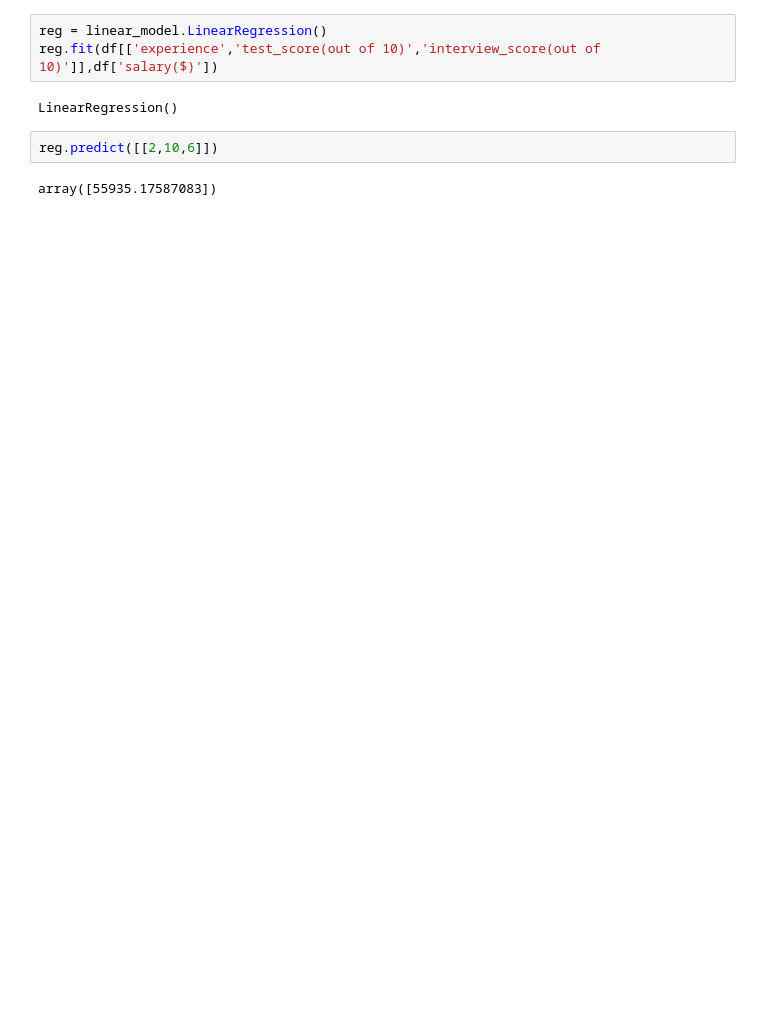
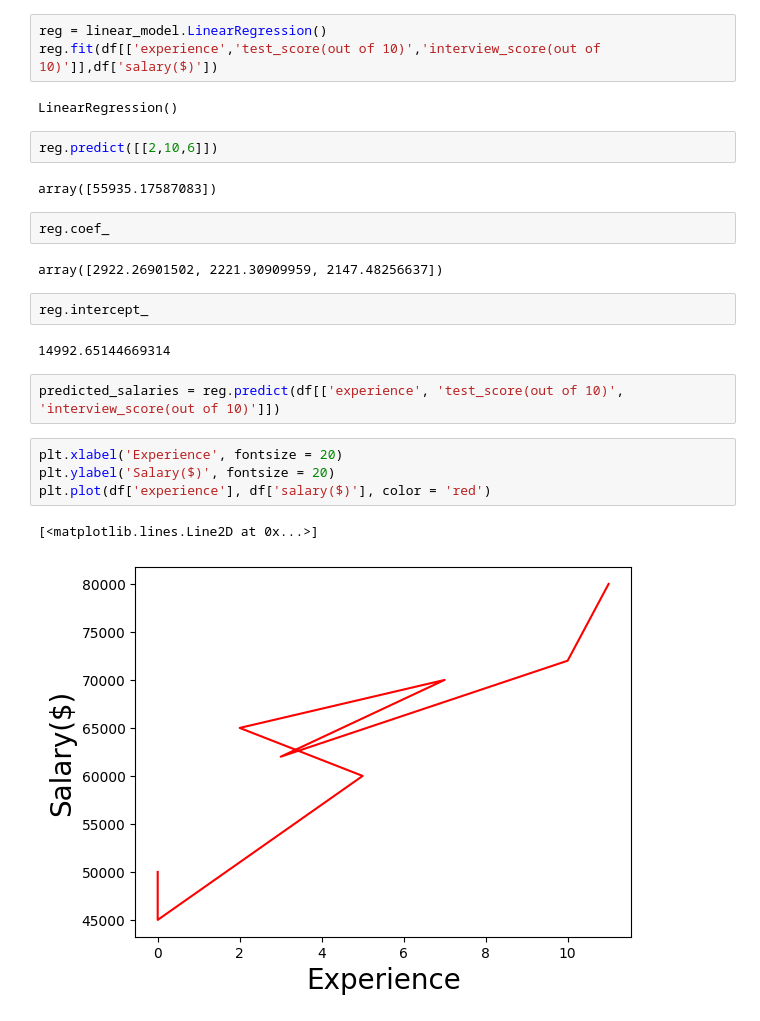
Before and after one commit to Chillpill9797/LinearRegression, a Jupyter notebook: job_hire.ipynb, the cells around one changed output. Cells and saved outputs as stored; diff of their text form; blank space fills up the shorter version.

Commit message:
ploting predicted  salaries

```diff
--- a/job_hire.ipynb
+++ b/job_hire.ipynb
@@ -82,3 +82,20 @@ LinearRegression()
 reg.predict([[2,10,6]])
 # %% [output]
 array([55935.17587083])
+# %%
+reg.coef_
+# %% [output]
+array([2922.26901502, 2221.30909959, 2147.48256637])
+# %%
+reg.intercept_
+# %% [output]
+14992.65144669314
+# %%
+predicted_salaries = reg.predict(df[['experience', 'test_score(out of 10)', 'interview_score(out of 10)']])
+# %%
+plt.xlabel('Experience', fontsize = 20)
+plt.ylabel('Salary($)', fontsize = 20)
+plt.plot(df['experience'], df['salary($)'], color = 'red')
+# %% [output]
+[<matplotlib.lines.Line2D at 0x...>]
+[figure, added]
```
Also changed, not shown: parts of 1 cell of this notebook.
